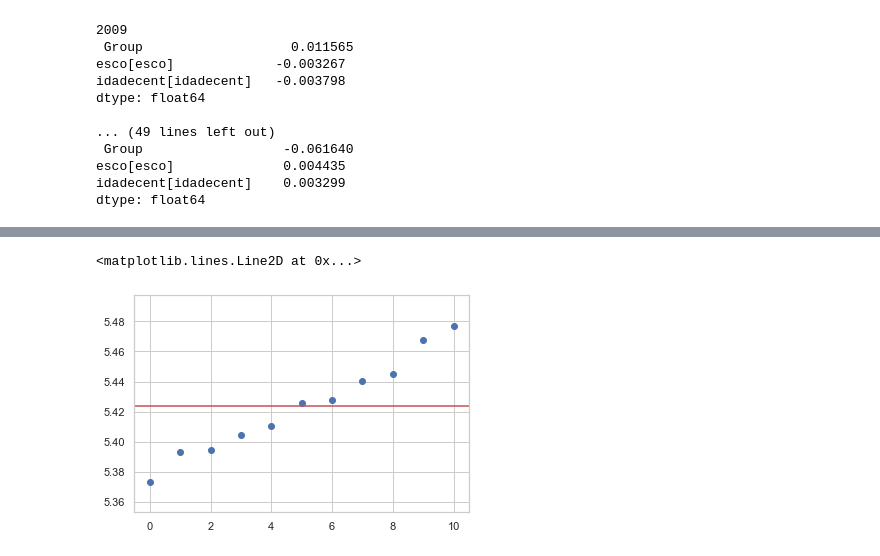
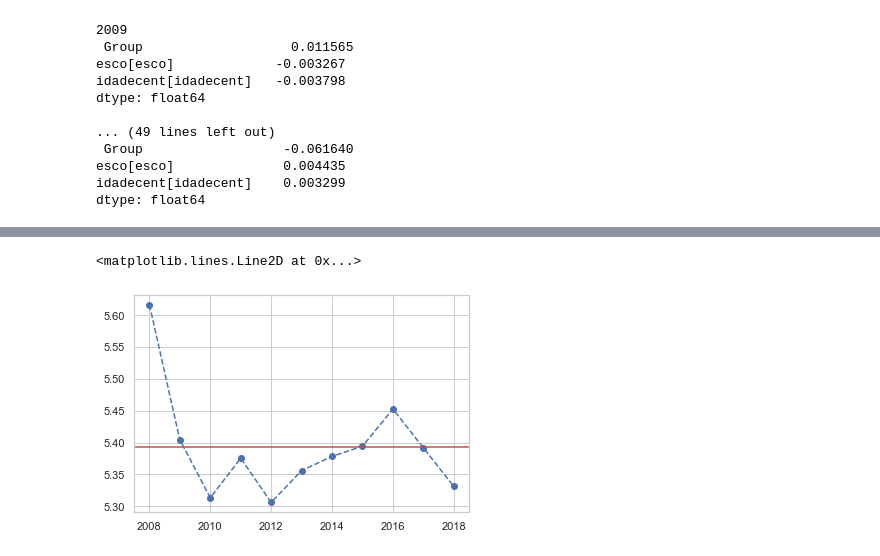
Before and after one commit to neylsoncrepalde/diversidade_mercado_ia, a Jupyter notebook: src/exploratoria.ipynb, the cells around one changed output, grey strips where cells are left out. Drawn from its saved outputs; the diff is of its cells as text; code cells hidden in the pictures.

Commit message:
plot variation around the mean for betas

```diff
--- a/src/exploratoria.ipynb
+++ b/src/exploratoria.ipynb
@@ -711,6 +703,8 @@ array(['Ano_2009', 'Ano_2018', 'Ano_2016', 'Ano_2017', 'Ano_2015',
 # %%
 # Comparando coeficientes
 bdregpad = pd.DataFrame({'cols':list(regpad.params.keys()), 'betas':regpad.params ** 2}).sort_values('betas',ascending=True)
+
+sns.set(style='whitegrid')
 
 from matplotlib import rc
 rc('text', usetex=False)
@@ -1145,7 +1139,13 @@ esco Var           0.430
 idadecent Var      0.430
 ==============================================================
 # %%
+u_esco = []
+u_idadecent = []
+u_intercept = []
 for i in np.arange(2008, 2019):
+    u_intercept.append(mdf.random_effects[i][0])
+    u_esco.append(mdf.random_effects[i][1])
+    u_idadecent.append(mdf.random_effects[i][2])
     print(i, "\n", mdf.random_effects[i], end='\n\n')
 # %% [output]
 2008
@@ -1192,6 +1184,6 @@ array([5.40470325, 5.41026322, 5.37349427, 5.44481889, 5.44003465,
 # %%
-plt.scatter(np.arange(len(randfx)), np.sort(randfx))
+plt.plot(np.arange(2008, 2019), u_intercept + mdf.params[0], linestyle='--', marker='o')
 plt.axhline(y=mdf.params[0], c='r', linestyle='-')
 # %% [output]
 <matplotlib.lines.Line2D at 0x...>
-[figure, old version]
+[figure, new version]
```
Also changed, not shown: parts of 8 cells of this notebook.
